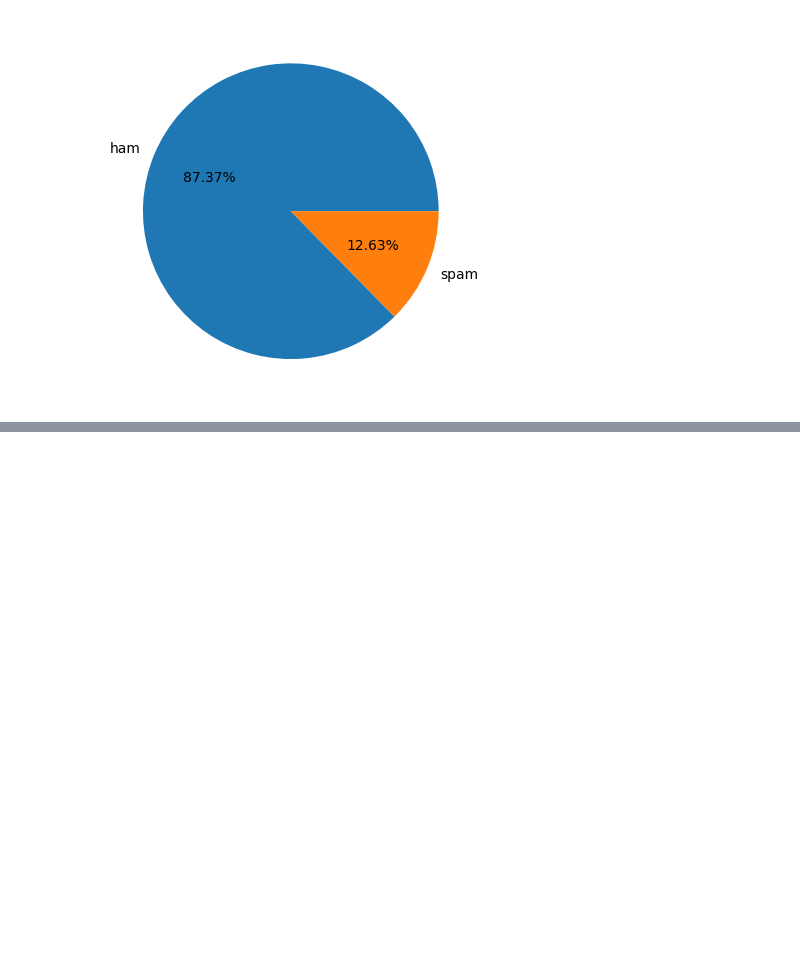
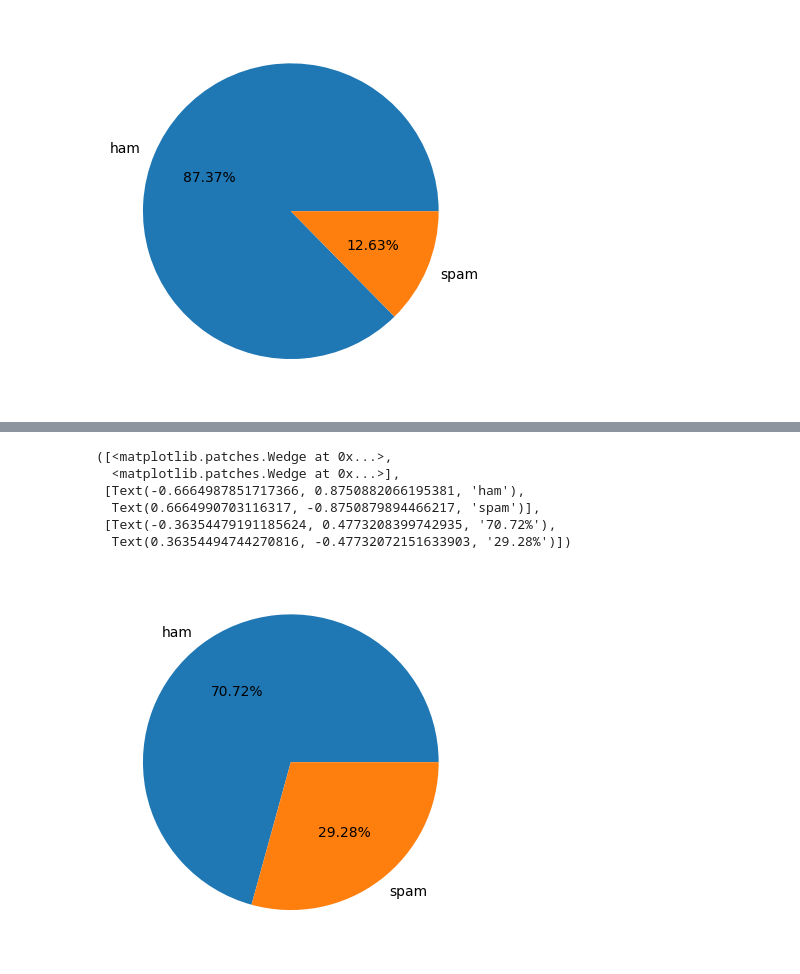
Before and after one commit to RiteshPx/classify_messages_ham_spam, a Jupyter notebook: notebooks/eda.ipynb, the cells around one changed output, grey strips where cells are left out. Drawn from its saved outputs; the diff is of its cells as text; code cells hidden in the pictures; blank space fills up the shorter version.

```diff
--- a/notebooks/eda.ipynb
+++ b/notebooks/eda.ipynb
@@ -69,0 +62,4 @@ TypeError: unhashable type: 'numpy.ndarray'
+# %%
+mail = pd.read_csv("emails.csv")
+mail =mail[["label_num","Message"]]
+mail
@@ -69,0 +91,4 @@ TypeError: unhashable type: 'numpy.ndarray'
+# %%
+mail.drop_duplicates(inplace=True)
+mail.reset_index(drop=True,inplace=True)
+mail.duplicated().sum()
@@ -69,0 +105,10 @@ TypeError: unhashable type: 'numpy.ndarray'
+# %%
+plt.pie(mail["label_num"].value_counts()*100,labels=["ham","spam"],autopct="%1.2f%%")
+# %% [output]
+([<matplotlib.patches.Wedge at 0x...>,
+  <matplotlib.patches.Wedge at 0x...>],
+ [Text(-0.6664987851717366, 0.8750882066195381, 'ham'),
+  Text(0.6664990703116317, -0.8750879894466217, 'spam')],
+ [Text(-0.36354479191185624, 0.4773208399742935, '70.72%'),
+  Text(0.36354494744270816, -0.47732072151633903, '29.28%')])
+[figure, added]
```
Also changed, not shown: parts of 35 cells of this notebook.
